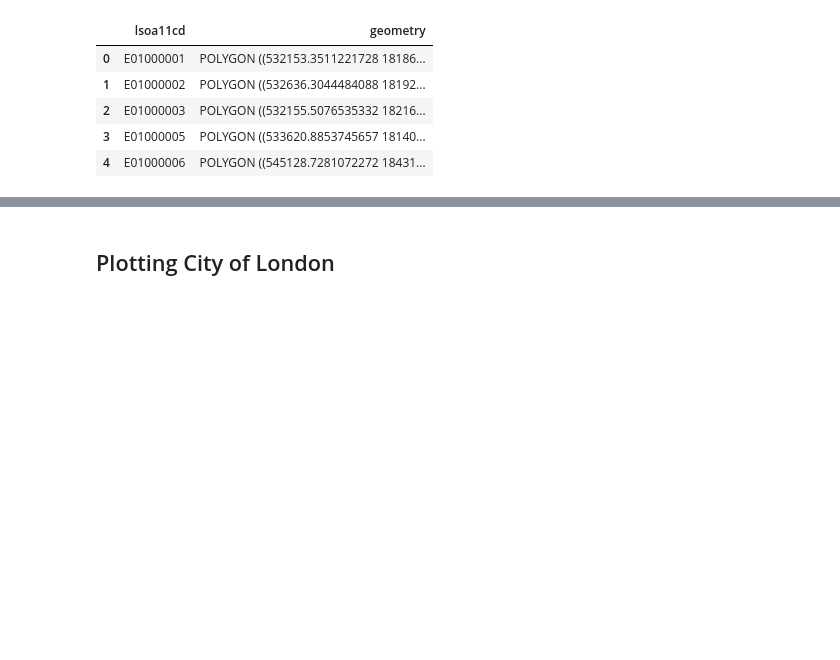
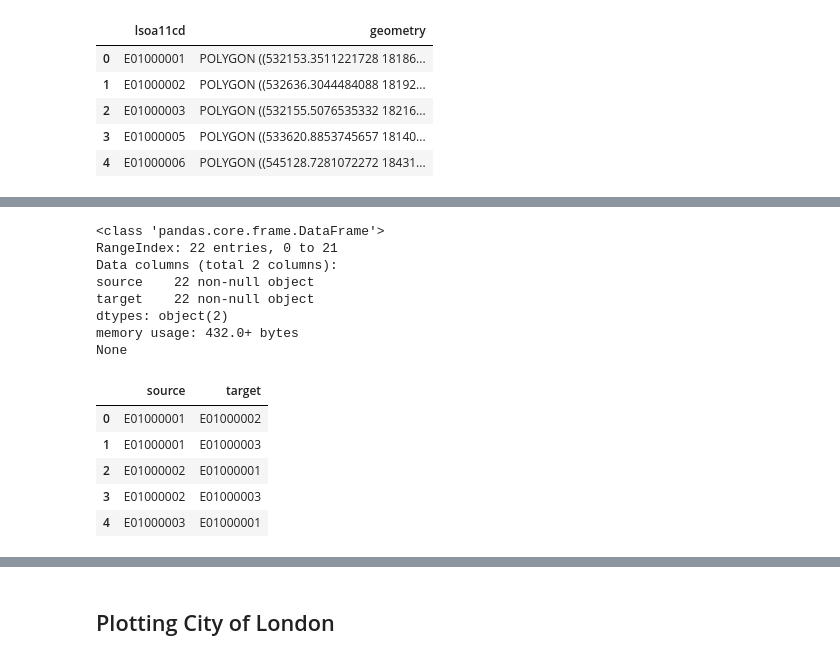
Before and after one commit to jaspajjr/open-data-lsoa, a Jupyter notebook: data-exploration.ipynb, the cells around one changed output, grey strips where cells are left out. Saved outputs shown, nothing was run; the diff lists cells and outputs as text; code cells hidden in the pictures; blank space fills up the shorter version.

```diff
--- a/data-exploration.ipynb
+++ b/data-exploration.ipynb
@@ -185,0 +212,23 @@ None
+# %%
+neighbour_df = pd.DataFrame([(x[1][0], y[1][0]) for x, y in
+                         product(geo.iloc[0:10].iterrows(), geo.iloc[0:10].iterrows())
+                         if x[1][1].touches(y[1][1])], columns=['source', 'target'])
+
+print(neighbour_df.info())
+
+neighbour_df.head()
+# %% [output]
+<class 'pandas.core.frame.DataFrame'>
+RangeIndex: 22 entries, 0 to 21
+Data columns (total 2 columns):
+source    22 non-null object
+target    22 non-null object
+dtypes: object(2)
+memory usage: 432.0+ bytes
+None
+|  | source | target |
+| 0 | E01000001 | E01000002 |
+| 1 | E01000001 | E01000003 |
+| 2 | E01000002 | E01000001 |
+| 3 | E01000002 | E01000003 |
+| 4 | E01000003 | E01000001 |
```
Also changed, not shown: parts of 7 cells of this notebook, 1 other file.
